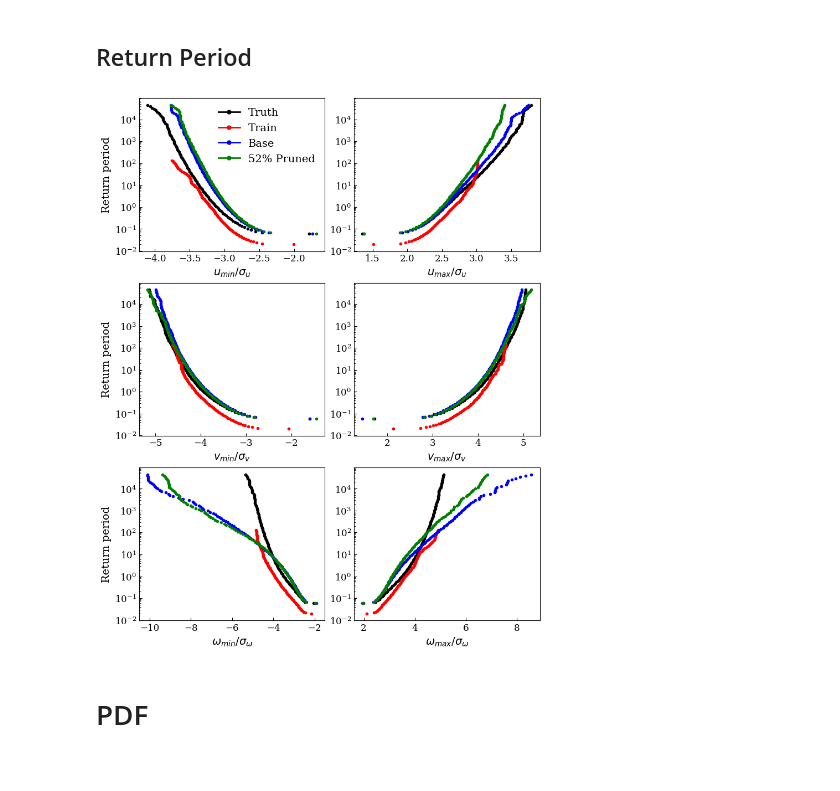
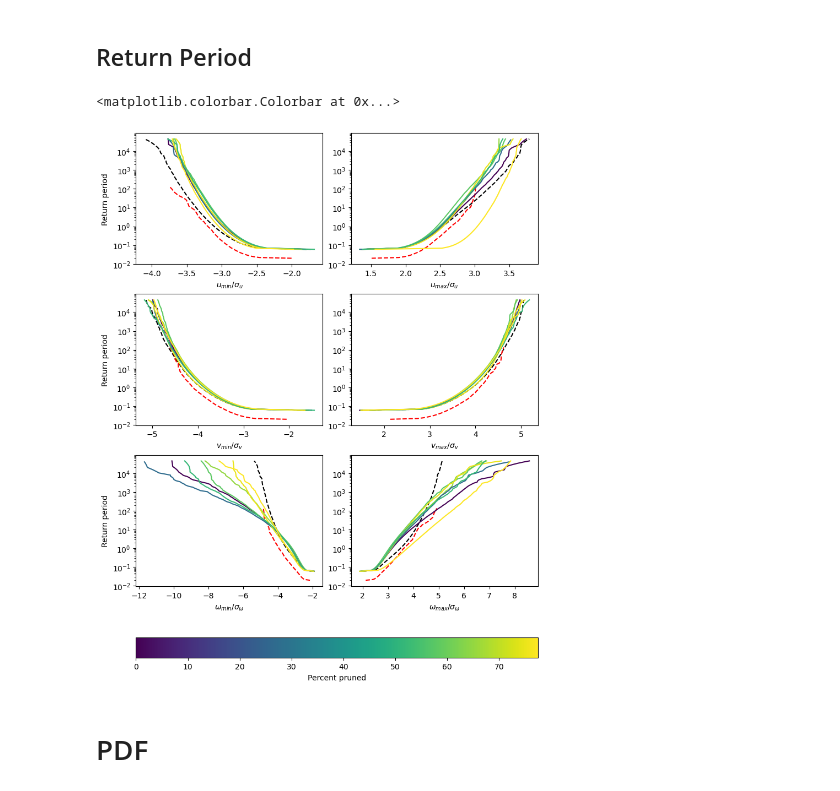
Before and after one commit to jshe2304/pruning-turbulence-vit, a Jupyter notebook: src/notebooks/visualize_long_analysis.ipynb, the cells around one changed output. Saved outputs shown, nothing was run; the diff lists cells and outputs as text; code cells hidden in the pictures.

```diff
--- a/src/notebooks/visualize_long_analysis.ipynb
+++ b/src/notebooks/visualize_long_analysis.ipynb
@@ -379,0 +396,14 @@ axes.legend(frameon=False)
+# %%
+fig, ax = plt.subplots(1, figsize=(4, 4))
+
+sorted_indices = np.argsort(percentages)
+divs = np.array([np.load(analysis_dir + "/div.npy").mean() for analysis_dir in analysis_dirs[2:]])
+
+ax.plot(
+    np.array(percentages)[sorted_indices],
+    divs[sorted_indices],
+    color='black'
+)
+ax.set_xlabel('Percent pruned')
+ax.set_ylabel(r'$ \langle |\nabla \cdot u |\rangle$')
+ax.set_title('Mean divergence over 750k timesteps')
@@ -391,9 +424,8 @@ bins = 100
 for return_period_type in ['extremes']:
 
     fig, axes = plt.subplots(3, 2, figsize=(8, 10), layout='constrained')
-    plt.rcParams.update(params)
 
-    for i, analysis_dir in enumerate(analysis_dir_arr):
+    for kwargs, analysis_dir in zip(plt_kwargs, analysis_dirs):
 
         data = np.load(os.path.join(analysis_dir, f"{return_period_type}.npz"))
 
@@ -405,7 +437,7 @@ for return_period_type in ['extremes']:
         V_min = data["V_min_arr"]/V_std
         Omega_min = data["Omega_min_arr"]/Omega_std
 
-        if 'train' in analysis_dir:
+        if analysis_dir == train_analyses_dir:
             U_max = U_max[::3]
             V_max = V_max[::3]
             Omega_max = Omega_max[::3]
@@ -427,49 +459,52 @@ for return_period_type in ['extremes']:
         Omega_max_return_period, Omega_amplitude_max = return_period_bins(Omega_max, dt=dt, bins_num=bins)
         U_min_return_period, U_amplitude_min = return_period_bins(np.abs(U_min), dt=dt, bins_num=bins)
         V_min_return_period, V_amplitude_min = return_period_bins(np.abs(V_min), dt=dt, bins_num=bins)
         Omega_min_return_period, Omega_amplitude_min = return_period_bins(np.abs(Omega_min), dt=dt, bins_num=bins)
 
-        axes[0,0].semilogy(-U_amplitude_min, U_min_return_period, 'o' + color[i],  markersize=markersize, label=label[i])
-        axes[0,1].semilogy(U_amplitude_max, U_max_return_period, 'o' + color[i],  markersize=markersize, label=label[i])
-        axes[1,0].semilogy(-V_amplitude_min, V_min_return_period, 'o' + color[i],  markersize=markersize, label=label[i])
-        axes[1,1].semilogy(V_amplitude_max, V_max_return_period, 'o' + color[i],  markersize=markersize, label=label[i])
-        axes[2,0].semilogy(-Omega_amplitude_min, Omega_min_return_period, 'o' + color[i],  markersize=markersize, label=label[i])
-        axes[2,1].semilogy(Omega_amplitude_max, Omega_max_return_period, 'o' + color[i],  markersize=markersize, label=label[i])
+        axes[0,0].semilogy(-U_amplitude_min, U_min_return_period, **kwargs)
+        axes[0,1].semilogy(U_amplitude_max, U_max_return_period, **kwargs)
+        axes[1,0].semilogy(-V_amplitude_min, V_min_return_period, **kwargs)
+        axes[1,1].semilogy(V_amplitude_max, V_max_return_period, **kwargs)
+        axes[2,0].semilogy(-Omega_amplitude_min, Omega_min_return_period, **kwargs)
+        axes[2,1].semilogy(Omega_amplitude_max, Omega_max_return_period, **kwargs)
 
         axes[0,0].set_ylabel('Return period')
         axes[1,0].set_ylabel('Return period')
         axes[2,0].set_ylabel('Return period')
 
         if return_period_type == 'extremes':
             axes[0,0].set_xlabel(r'$u_{min}/\sigma_u$')
             axes[0,1].set_xlabel(r'$u_{max}/\sigma_u$')
             axes[1,0].set_xlabel(r'$v_{min}/\sigma_v$')
             axes[1,1].set_xlabel(r'$v_{max}/\sigma_v$')
             axes[2,0].set_xlabel(r'$\omega_{min}/\sigma_{\omega}$')
             axes[2,1].set_xlabel(r'$\omega_{max}/\sigma_{\omega}$')
 
         elif return_period_type == 'extremes_anom':
             axes[0,0].set_xlabel(r'$\left(u-\langle u\rangle\right)_{min}/\sigma_u$')
             axes[0,1].set_xlabel(r'$\left(u-\langle u\rangle\right)_{max}/\sigma_u$')
             axes[1,0].set_xlabel(r'$\left(v-\langle v\rangle\right)_{min}/\sigma_v$')
             axes[1,1].set_xlabel(r'$\left(v-\langle v\rangle\right)_{max}/\sigma_v$')
             axes[2,0].set_xlabel(r'$\left(\omega-\langle \omega\rangle\right)_{min}/\sigma_{\omega}$')
             axes[2,1].set_xlabel(r'$\left(\omega-\langle \omega\rangle\right)_{max}/\sigma_{\omega}$')
 
     # Use custom legend handles with dashed lines instead of marker symbols
-    custom_lines = [
-        Line2D([0], [0], color=color[0], marker='o', lw=2, label=label[0]),
-        Line2D([0], [0], color=color[1], marker='o', lw=2, label=label[1]),
-        Line2D([0], [0], color=color[2], marker='o', lw=2, label=label[2]),
-        Line2D([0], [0], color=color[3], marker='o', lw=2, label=label[3])
-    ]
-    axes[0,0].legend(handles=custom_lines, frameon=False)
+    # custom_lines = [
+    #     Line2D([0], [0], color=color[0], marker='o', lw=2, label=label[0]),
+    #     Line2D([0], [0], color=color[1], marker='o', lw=2, label=label[1]),
+    #     Line2D([0], [0], color=color[2], marker='o', lw=2, label=label[2]),
+    #     Line2D([0], [0], color=color[3], marker='o', lw=2, label=label[3])
+    # ]
+    # axes[0,0].legend(handles=custom_lines, frameon=False)
 
     # Save figure with different filenames for anom True/False
-    if return_period_type == 'extremes_anom':
-        plt.suptitle('Anomalies')
+
+sm = plt.cm.ScalarMappable(cmap=plt.cm.viridis, norm=norm)
+sm.set_array([])
+fig.colorbar(sm, ax=axes, location='bottom', label="Percent pruned", pad=0.05)
 # %% [output]
+<matplotlib.colorbar.Colorbar at 0x...>
-[figure, old version]
+[figure, new version]
 # %% [markdown]
 # PDF
 # %%
```
Also changed, not shown: parts of 10 cells of this notebook, 43 other files.
